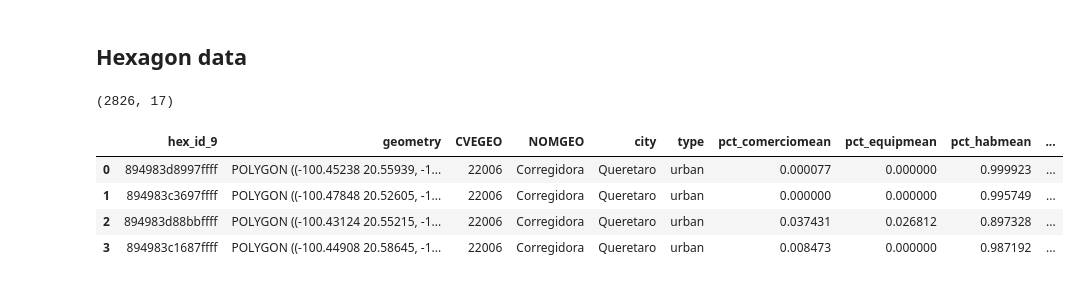
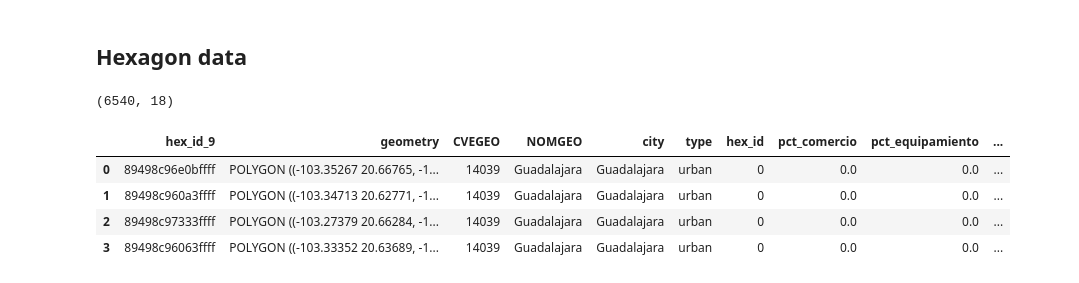
Before and after one commit to Observatorio-Ciudades/accesibilidad-urbana, a Jupyter notebook: notebooks/research/viviendas-tlajomulco/03-Urban-structure.ipynb, the cells around one changed output. Saved outputs shown, nothing was run; the diff lists cells and outputs as text; code cells hidden in the pictures.

```diff
--- a/notebooks/research/viviendas-tlajomulco/03-Urban-structure.ipynb
+++ b/notebooks/research/viviendas-tlajomulco/03-Urban-structure.ipynb
@@ -149,7 +157,7 @@ DataSourceError: ../data/processed/VialidadesAMG_AngularChoice_INEGI19_UTM_v3.sh
 # %% [markdown]
 ### Open space
 # %%
-mnz_diff = mnz_gdf.overlay(bld_qro, how='difference')
+mnz_diff = mnz_gdf.overlay(bld_aoi, how='difference')
 print(mnz_diff.shape)
 mnz_diff.head(2)
 # %% [output]
@@ -168,7 +176,7 @@ mnz_diff.plot()
 mnz_diff_hex = mnz_diff.overlay(hex_gdf, how='intersection')
 mnz_diff_hex = mnz_diff_hex.explode()
 # %%
-mnz_diff_hex['area_dif_ha'] = mnz_diff_hex.to_crs("EPSG:32614").area/10000
+mnz_diff_hex['area_dif_ha'] = mnz_diff_hex.to_crs("EPSG:32613").area/10000
 print(mnz_diff_hex.shape)
 mnz_diff_hex.head(2)
 # %% [output]
@@ -180,7 +188,7 @@ mnz_diff_hex.head(2)
 mnz_hex = mnz_gdf.overlay(hex_gdf, how='intersection')
 mnz_hex = mnz_hex.explode()
 # %%
-mnz_hex['area_tot_ha'] = mnz_hex.to_crs("EPSG:32614").area/10000
+mnz_hex['area_tot_ha'] = mnz_hex.to_crs("EPSG:32613").area/10000
 print(mnz_hex.shape)
 mnz_hex.head(2)
 # %% [output]
@@ -233,7 +246,7 @@ nodes_hex.head(4)
 # %% [markdown]
 ### Building size average
 # %%
-hex_bld = hex_gdf.overlay(bld_qro, how='intersection')
+hex_bld = hex_gdf.overlay(bld_aoi, how='intersection')
 hex_bld['area_in_meters'] = hex_bld.to_crs("EPSG:6372").area
 print(hex_bld.shape)
 hex_bld.head(2)
@@ -330,27 +336,28 @@ ss_hex.head(2)
 # %% [markdown]
 ## Hexagon data
 # %%
-hex_gdf = hex_gdf.merge(us_gdf.drop(columns=['geometry']), on='hex_id_9',
+hex_gdf = hex_gdf.merge(us_gdf.drop(columns=['geometry']), left_on='hex_id_9',
+                        right_on='hex_id',
                        how='left')
 hex_gdf = hex_gdf.merge(mnz_hex, on='hex_id_9',
                        how='left')
 hex_gdf = hex_gdf.merge(edges_hex, on='hex_id_9',
                        how='left')
 # hex_gdf = hex_gdf.merge(ss_hex, on='hex_id_9')
 hex_gdf = hex_gdf.merge(nodes_hex, on='hex_id_9',
                        how='left')
 hex_gdf = hex_gdf.merge(hex_bld, on='hex_id_9',
                        how='left')
 hex_gdf = hex_gdf.fillna(0)
 print(hex_gdf.shape)
 hex_gdf.head(4)
 # %% [output]
-(2826, 17)
+(6540, 18)
-|  | hex_id_9 | geometry | CVEGEO | NOMGEO | city | type | pct_comerciomean | pct_equipmean | pct_habmean | ... |
-| 0 | 894983d8997ffff | POLYGON ((-100.45238 20.55939, -1... | 22006 | Corregidora | Queretaro | urban | 0.000077 | 0.000000 | 0.999923 | ... |
-| 1 | 894983c3697ffff | POLYGON ((-100.47848 20.52605, -1... | 22006 | Corregidora | Queretaro | urban | 0.000000 | 0.000000 | 0.995749 | ... |
-| 2 | 894983d88bbffff | POLYGON ((-100.43124 20.55215, -1... | 22006 | Corregidora | Queretaro | urban | 0.037431 | 0.026812 | 0.897328 | ... |
-| 3 | 894983c1687ffff | POLYGON ((-100.44908 20.58645, -1... | 22006 | Corregidora | Queretaro | urban | 0.008473 | 0.000000 | 0.987192 | ... |
+|  | hex_id_9 | geometry | CVEGEO | NOMGEO | city | type | hex_id | pct_comercio | pct_equipamiento | ... |
+| 0 | 89498c96e0bffff | POLYGON ((-103.35267 20.66765, -1... | 14039 | Guadalajara | Guadalajara | urban | 0 | 0.0 | 0.0 | ... |
+| 1 | 89498c960a3ffff | POLYGON ((-103.34713 20.62771, -1... | 14039 | Guadalajara | Guadalajara | urban | 0 | 0.0 | 0.0 | ... |
+| 2 | 89498c97333ffff | POLYGON ((-103.27379 20.66284, -1... | 14039 | Guadalajara | Guadalajara | urban | 0 | 0.0 | 0.0 | ... |
+| 3 | 89498c96063ffff | POLYGON ((-103.33352 20.63689, -1... | 14039 | Guadalajara | Guadalajara | urban | 0 | 0.0 | 0.0 | ... |
 # %%
 hex_gdf.plot('pct_openspace')
 # %% [output]
```
Also changed, not shown: parts of 34 cells of this notebook, 3 other files.
